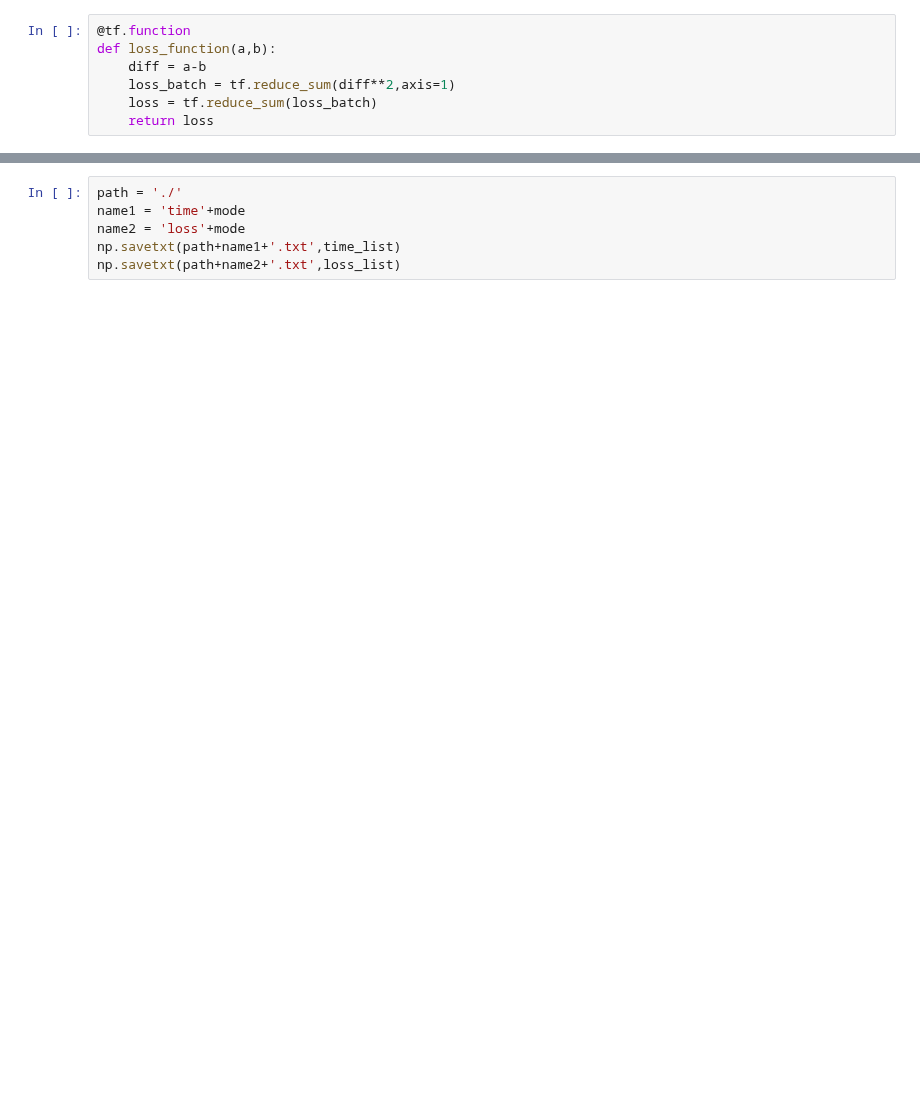
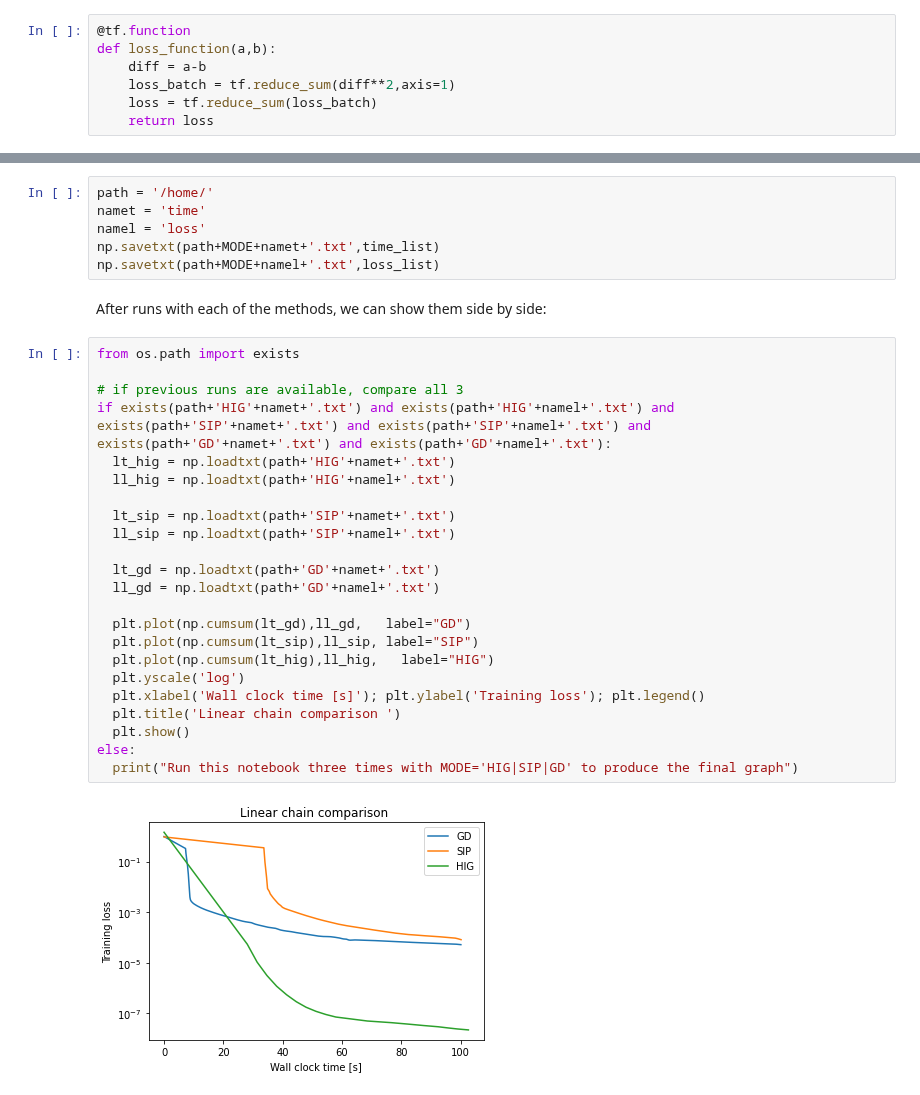
Before and after one commit to tum-pbs/pbdl-book, a Jupyter notebook: physgrad-hig-code.ipynb, the cells around one changed output, grey strips where cells are left out. Cells and saved outputs as stored; diff of their text form; blank space fills up the shorter version.

```diff
--- a/physgrad-hig-code.ipynb
+++ b/physgrad-hig-code.ipynb
@@ -452,6 +468,33 @@ dict_keys(['HIG'])
 # %%
-path = './'
-name1 = 'time'+mode
-name2 = 'loss'+mode
-np.savetxt(path+name1+'.txt',time_list)
-np.savetxt(path+name2+'.txt',loss_list)
+path = '/home/'
+namet = 'time'
+namel = 'loss'
+np.savetxt(path+MODE+namet+'.txt',time_list)
+np.savetxt(path+MODE+namel+'.txt',loss_list)
+# %% [markdown]
+After runs with each of the methods, we can show them side by side:
+# %%
+from os.path import exists
+
+# if previous runs are available, compare all 3
+if exists(path+'HIG'+namet+'.txt') and exists(path+'HIG'+namel+'.txt') and exists(path+'SIP'+namet+'.txt') and exists(path+'SIP'+namel+'.txt') and exists(path+'GD'+namet+'.txt') and exists(path+'GD'+namel+'.txt'):
+  lt_hig = np.loadtxt(path+'HIG'+namet+'.txt')
+  ll_hig = np.loadtxt(path+'HIG'+namel+'.txt')
+
+  lt_sip = np.loadtxt(path+'SIP'+namet+'.txt')
+  ll_sip = np.loadtxt(path+'SIP'+namel+'.txt')
+
+  lt_gd = np.loadtxt(path+'GD'+namet+'.txt')
+  ll_gd = np.loadtxt(path+'GD'+namel+'.txt')
+
+  plt.plot(np.cumsum(lt_gd),ll_gd,   label="GD")
+  plt.plot(np.cumsum(lt_sip),ll_sip, label="SIP")
+  plt.plot(np.cumsum(lt_hig),ll_hig,   label="HIG")
+  plt.yscale('log')
+  plt.xlabel('Wall clock time [s]'); plt.ylabel('Training loss'); plt.legend()
+  plt.title('Linear chain comparison ')
+  plt.show()
+else:
+  print("Run this notebook three times with MODE='HIG|SIP|GD' to produce the final graph")
+# %% [output]
+[figure, added]
```
Also changed, not shown: parts of 33 cells of this notebook.
